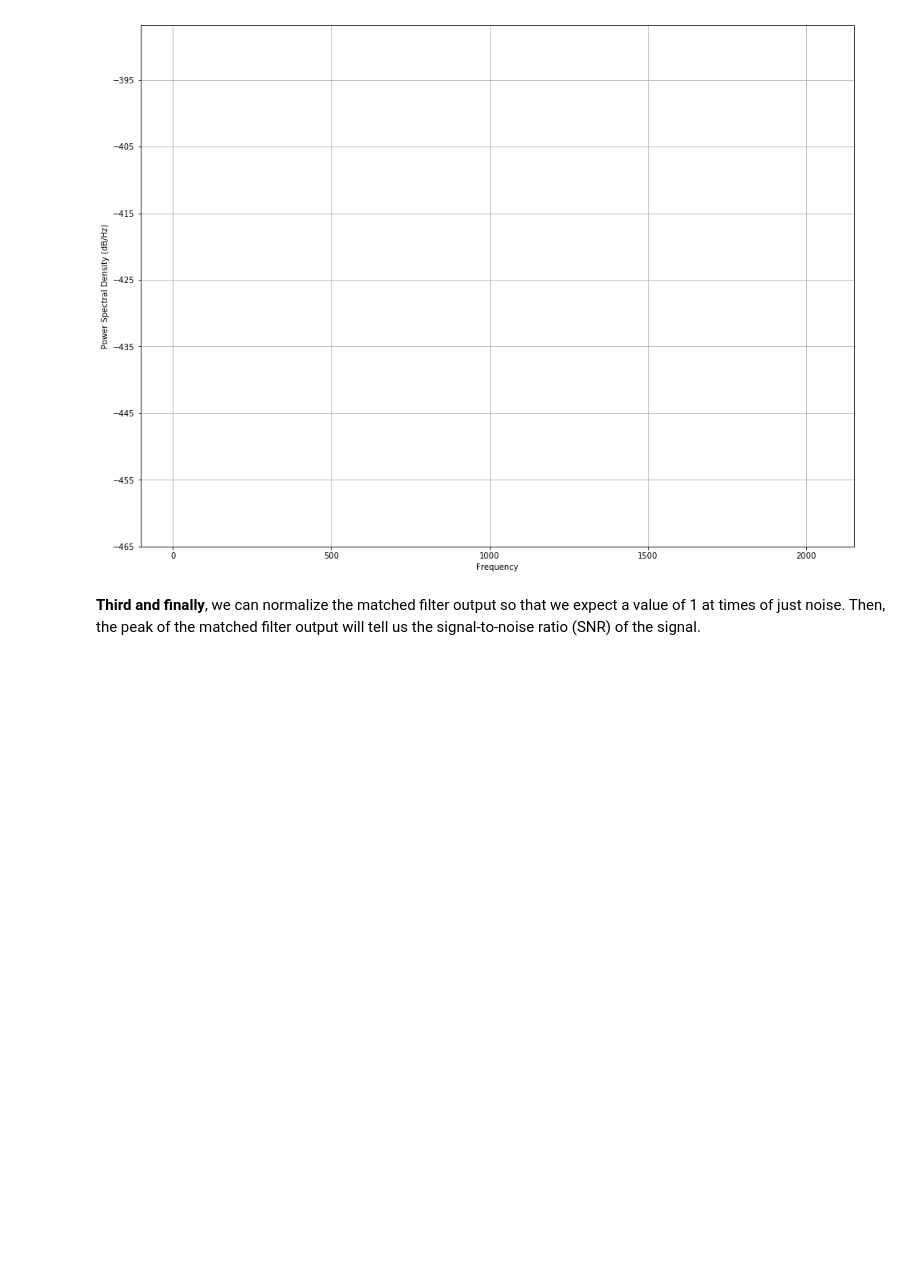
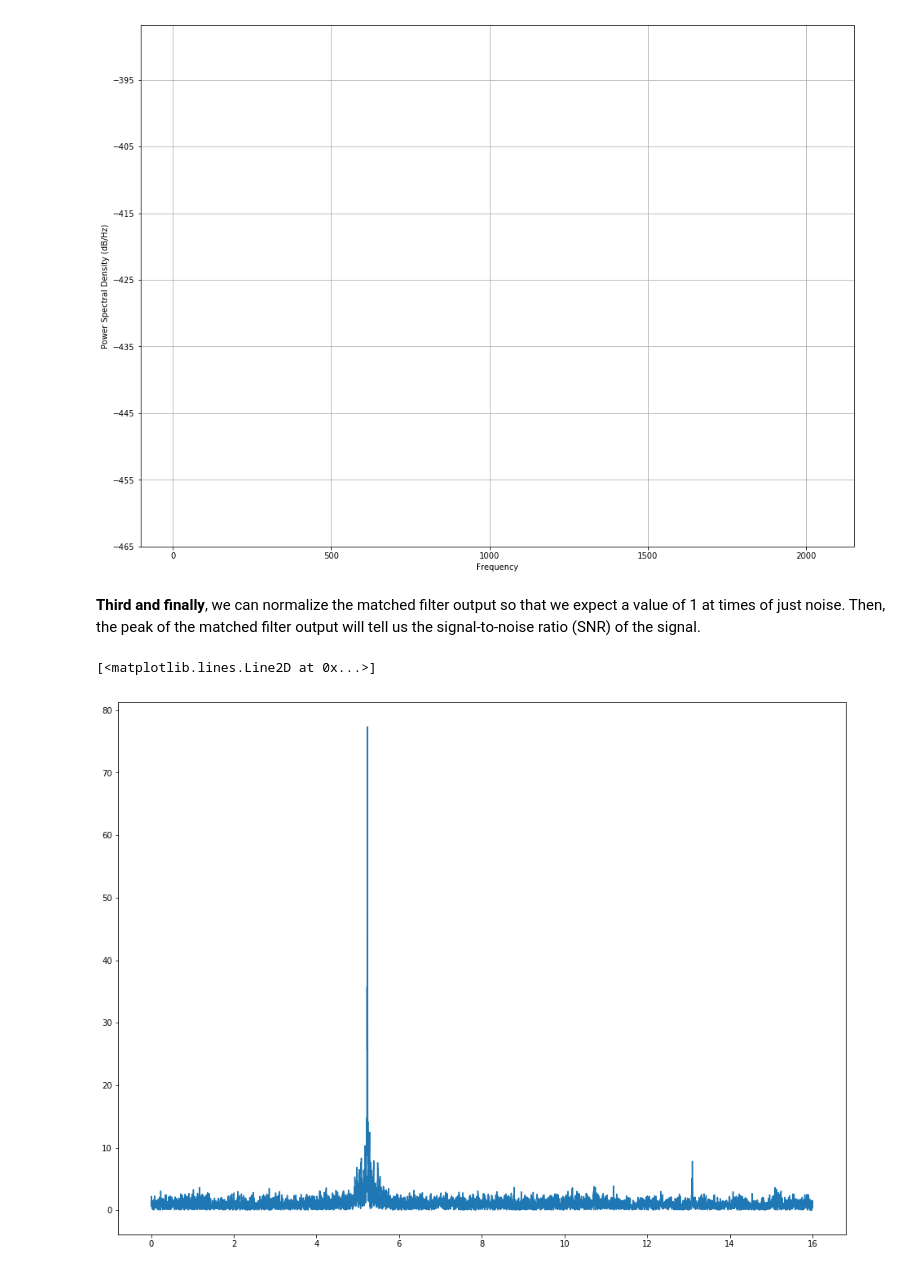
Before and after one commit to TarrySingh/Artificial-Intelligence-Deep-Learning-Machine-Learning-Tutorials, a Jupyter notebook: quantum gravity/Getting Started/Finding an Inspiral.ipynb, the cells around one changed output. Drawn from its saved outputs; the diff is of its cells as text; code cells hidden in the pictures; blank space fills up the shorter version.

Commit message:
More Quantum GRavity
Calculate and Normalize matched filter

```diff
--- a/quantum gravity/Getting Started/Finding an Inspiral.ipynb
+++ b/quantum gravity/Getting Started/Finding an Inspiral.ipynb
@@ -133,3 +133,20 @@ power_vec = np.interp(data_freq, freq_pad, power_data)
 [figure]
 # %% [markdown]
 **Third and finally**, we can normalize the matched filter output so that we expect a value of 1 at times of just noise. Then, the peak of the matched filter output will tell us the signal-to-noise ratio (SNR) of the signal.
+# %%
+# # -- Calculate the matched filter output
+optimal = FFT_data * FFT_template.conjugate() / power_vec
+optimal_time = 2*np.fft.ifft(optimal)
+
+# -- Normalize the matched filter output
+df = np.abs(data_freq[1] - data_freq[0])
+sigmasq = 2*(FFT_template * FFT_template.conjugate() / power_vec).sum() * df
+sigma = np.sqrt(np.abs(sigmasq))
+SNR = abs(optimal_time) / (sigma)
+
+# -- Plot the result
+plt.figure(figsize=(16,12))
+plt.plot(time, SNR)
+# %% [output]
+[<matplotlib.lines.Line2D at 0x...>]
+[figure, added]
```
